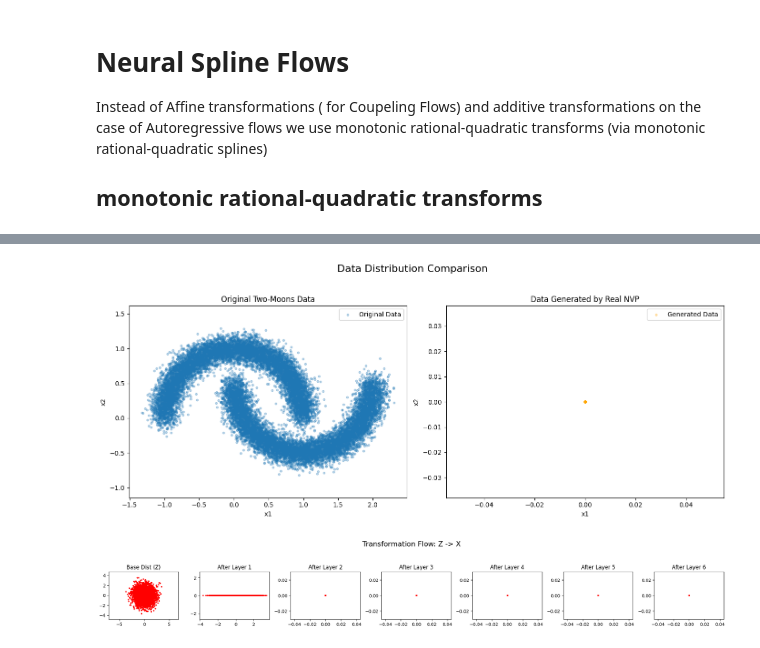
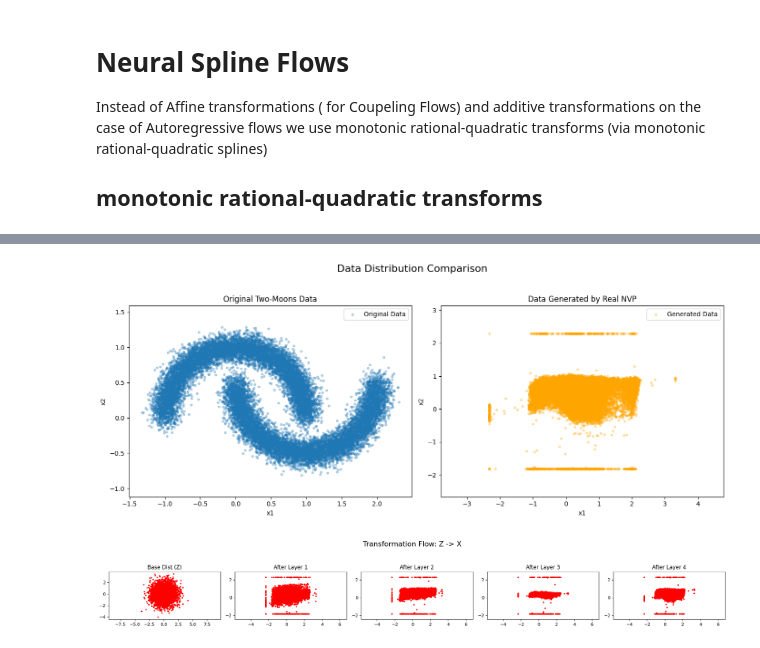
Before and after one commit to itxtx/normalizing-flows-study, a Jupyter notebook: notebooks/4_Neural_Spline_Flows.ipynb, the cells around one changed output, grey strips where cells are left out. Saved outputs shown, nothing was run; the diff lists cells and outputs as text; code cells hidden in the pictures.

```diff
--- a/notebooks/4_Neural_Spline_Flows.ipynb
+++ b/notebooks/4_Neural_Spline_Flows.ipynb
@@ -14,16 +14,16 @@ import sys
 sys.path.append('../')
 from src.utils import get_two_moons_data
 from src.models import RealNVPSpline
-
-
+from src.flows.spline import ARQS
+from src.flows.flow import SequentialFlow
 
 
 data_dim = 2
 n_samples = 20000
-n_layers = 6
+n_layers = 8
 hidden_dim = 128
 learning_rate = 1e-4
-n_epochs = 100
+n_epochs = 200
 batch_size = 1024
 
 device = torch.device('cpu') #torch.device('mps' if torch.backends.mps.is_available() else "cpu")
@@ -32,10 +32,11 @@ print(f"Using device: {device}")
 # --- 2. Load Data ---
 data = get_two_moons_data(n_samples=n_samples).to(device)
 data_loader = torch.utils.data.DataLoader(data, batch_size=batch_size, shuffle=True)
-
+data_min = data.min(dim=0).values - 1
+data_max = data.max(dim=0).values + 1
 # --- 3. Initialize Model, Base Distribution, and Optimizer ---
-model = RealNVPSpline(data_dim=data_dim, n_layers=n_layers, hidden_dim=hidden_dim).to(device)
-
+#model = RealNVPSpline(data_dim=data_dim, n_layers=n_layers, hidden_dim=hidden_dim).to(device)
+model = SequentialFlow([ARQS(dim=data_dim, num_bins=8, hidden_dim=hidden_dim, layers=2, data_min=data_min, data_max=data_max) for _ in range(n_layers)]).to(device)
 # Base distribution: a standard 2D Gaussian
 base_distribution = dist.MultivariateNormal(torch.zeros(data_dim).to(device), torch.eye(data_dim).to(device))
 
@@ -64,7 +65,7 @@ for epoch in range(n_epochs):
         loss.backward()
 
 
-        torch.nn.utils.clip_grad_norm_(model.parameters(), max_norm=1.0)
+        #torch.nn.utils.clip_grad_norm_(model.parameters(), max_norm=1.0)
 
         # Optimizer step
         optimizer.step()
@@ -117,33 +124,34 @@ with torch.no_grad():
     plt.xlabel('x1')
     plt.ylabel('x2')
     plt.legend()
     plt.axis('equal')
 
     plt.suptitle('Data Distribution Comparison', fontsize=16)
     plt.tight_layout(rect=[0, 0.03, 1, 0.95])
     plt.show()
 
     # b) Recreate Figure 18.3: The "flow"
     fig, axes = plt.subplots(1, n_layers + 1, figsize=(20, 3))
 
     # Start with base distribution samples
     z_grid = base_distribution.sample((5000,))
 
     # Plot initial distribution
     axes[0].scatter(z_grid.cpu()[:, 0], z_grid.cpu()[:, 1], s=5, c='r')
     axes[0].set_title("Base Dist (Z)")
     axes[0].axis('equal')
 
     x_flow = z_grid
-    for i, layer in enumerate(model.layers):
+    layers = getattr(model, 'layers', getattr(model, 'flows', None))
+    for i, layer in enumerate(layers):
         x_flow, _ = layer.forward(x_flow)
         axes[i + 1].scatter(x_flow.cpu()[:, 0], x_flow.cpu()[:, 1], s=5, c='r')
         axes[i + 1].set_title(f"After Layer {i+1}")
         axes[i + 1].axis('equal')
 
     fig.suptitle('Transformation Flow: Z -> X', fontsize=16)
     plt.tight_layout(rect=[0, 0.03, 1, 0.9])
     plt.show()
 # %% [output]
-[figure, old version]
+[figure, new version]
-[figure, old version]
+[figure, new version]
```
Also changed, not shown: parts of 1 cell of this notebook, 4 other files.
